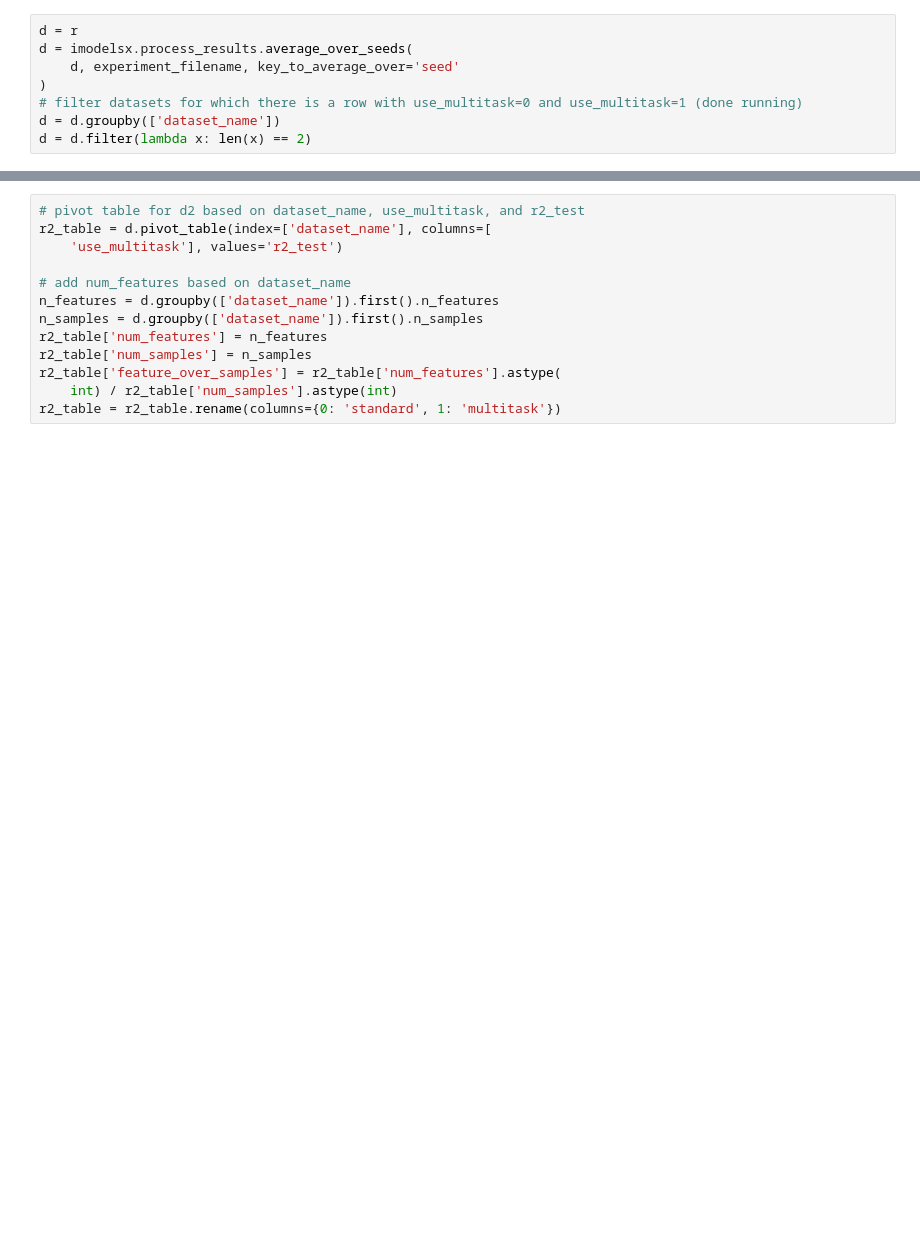
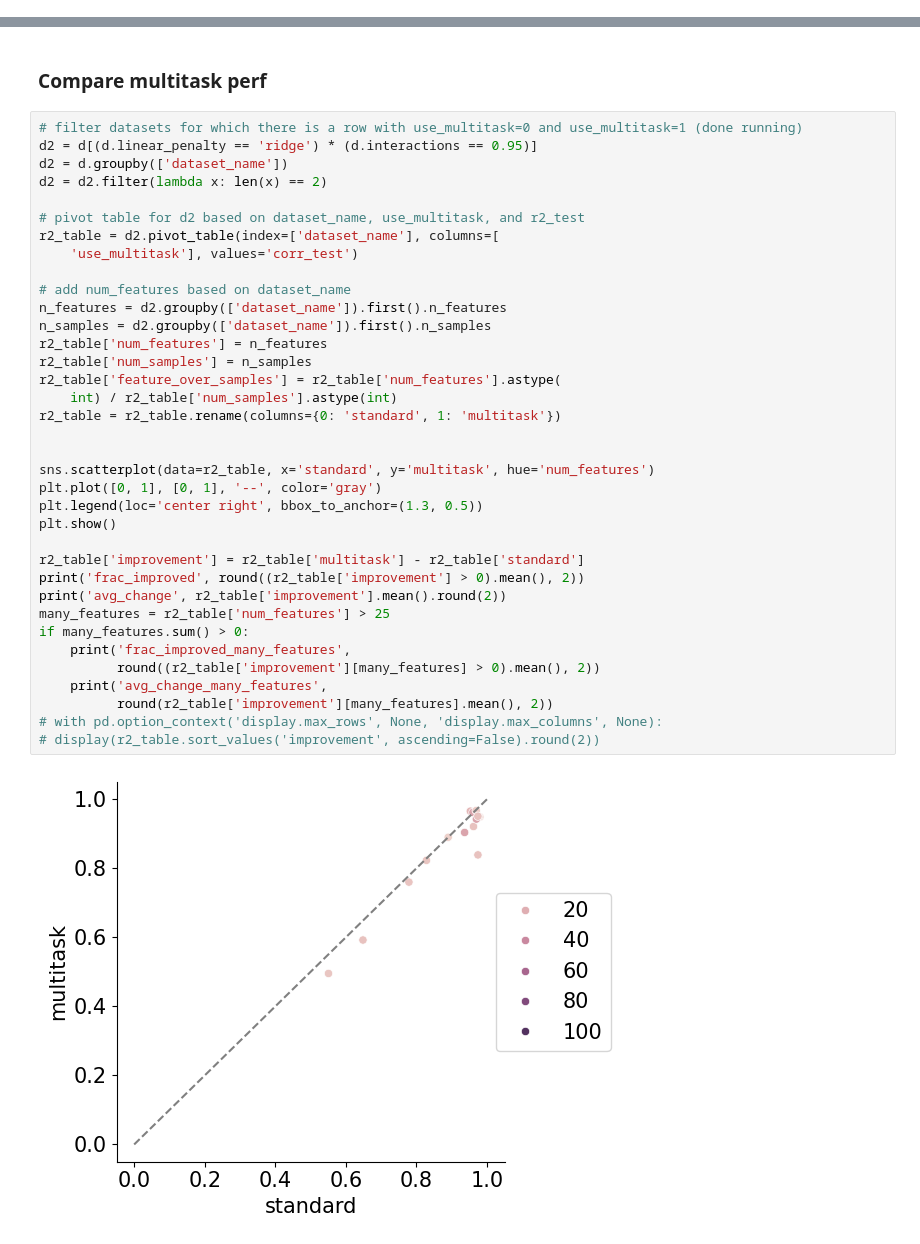
Before and after one commit to csinva/gam-experiments, a Jupyter notebook: notebooks/05_multitask_gam.ipynb, the cells around one changed output, grey strips where cells are left out. Cells and saved outputs as stored; diff of their text form; blank space fills up the shorter version.

Commit message:
multitask expts with interactions

```diff
--- a/notebooks/05_multitask_gam.ipynb
+++ b/notebooks/05_multitask_gam.ipynb
@@ -35,8 +33,0 @@ Implementing implicit namespace packages (as specified in PEP 420) is preferred
-# %%
-d = r
-d = imodelsx.process_results.average_over_seeds(
-    d, experiment_filename, key_to_average_over='seed'
-)
-# filter datasets for which there is a row with use_multitask=0 and use_multitask=1 (done running)
-d = d.groupby(['dataset_name'])
-d = d.filter(lambda x: len(x) == 2)
@@ -43,13 +43,40 @@ d = d.filter(lambda x: len(x) == 2)
+# %% [markdown]
+### Compare multitask perf
 # %%
+# filter datasets for which there is a row with use_multitask=0 and use_multitask=1 (done running)
+d2 = d[(d.linear_penalty == 'ridge') * (d.interactions == 0.95)]
+d2 = d.groupby(['dataset_name'])
+d2 = d2.filter(lambda x: len(x) == 2)
+
 # pivot table for d2 based on dataset_name, use_multitask, and r2_test
-r2_table = d.pivot_table(index=['dataset_name'], columns=[
-    'use_multitask'], values='r2_test')
+r2_table = d2.pivot_table(index=['dataset_name'], columns=[
+    'use_multitask'], values='corr_test')
 
 # add num_features based on dataset_name
-n_features = d.groupby(['dataset_name']).first().n_features
-n_samples = d.groupby(['dataset_name']).first().n_samples
+n_features = d2.groupby(['dataset_name']).first().n_features
+n_samples = d2.groupby(['dataset_name']).first().n_samples
 r2_table['num_features'] = n_features
 r2_table['num_samples'] = n_samples
 r2_table['feature_over_samples'] = r2_table['num_features'].astype(
     int) / r2_table['num_samples'].astype(int)
 r2_table = r2_table.rename(columns={0: 'standard', 1: 'multitask'})
+
+
+sns.scatterplot(data=r2_table, x='standard', y='multitask', hue='num_features')
+plt.plot([0, 1], [0, 1], '--', color='gray')
+plt.legend(loc='center right', bbox_to_anchor=(1.3, 0.5))
+plt.show()
+
+r2_table['improvement'] = r2_table['multitask'] - r2_table['standard']
+print('frac_improved', round((r2_table['improvement'] > 0).mean(), 2))
+print('avg_change', r2_table['improvement'].mean().round(2))
+many_features = r2_table['num_features'] > 25
+if many_features.sum() > 0:
+    print('frac_improved_many_features',
+          round((r2_table['improvement'][many_features] > 0).mean(), 2))
+    print('avg_change_many_features',
+          round(r2_table['improvement'][many_features].mean(), 2))
+# with pd.option_context('display.max_rows', None, 'display.max_columns', None):
+# display(r2_table.sort_values('improvement', ascending=False).round(2))
+# %% [output]
+[figure, added]
```
Also changed, not shown: parts of 10 cells of this notebook, 2 other files.
